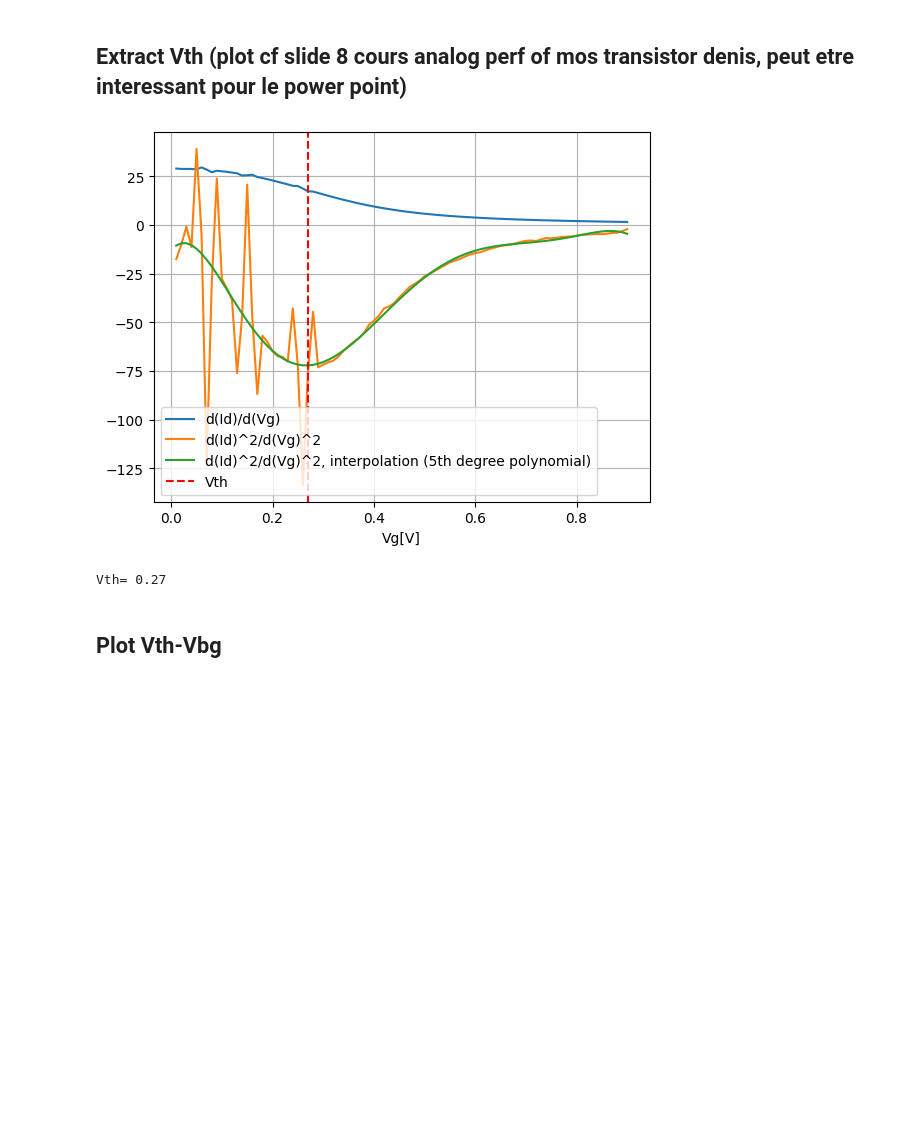
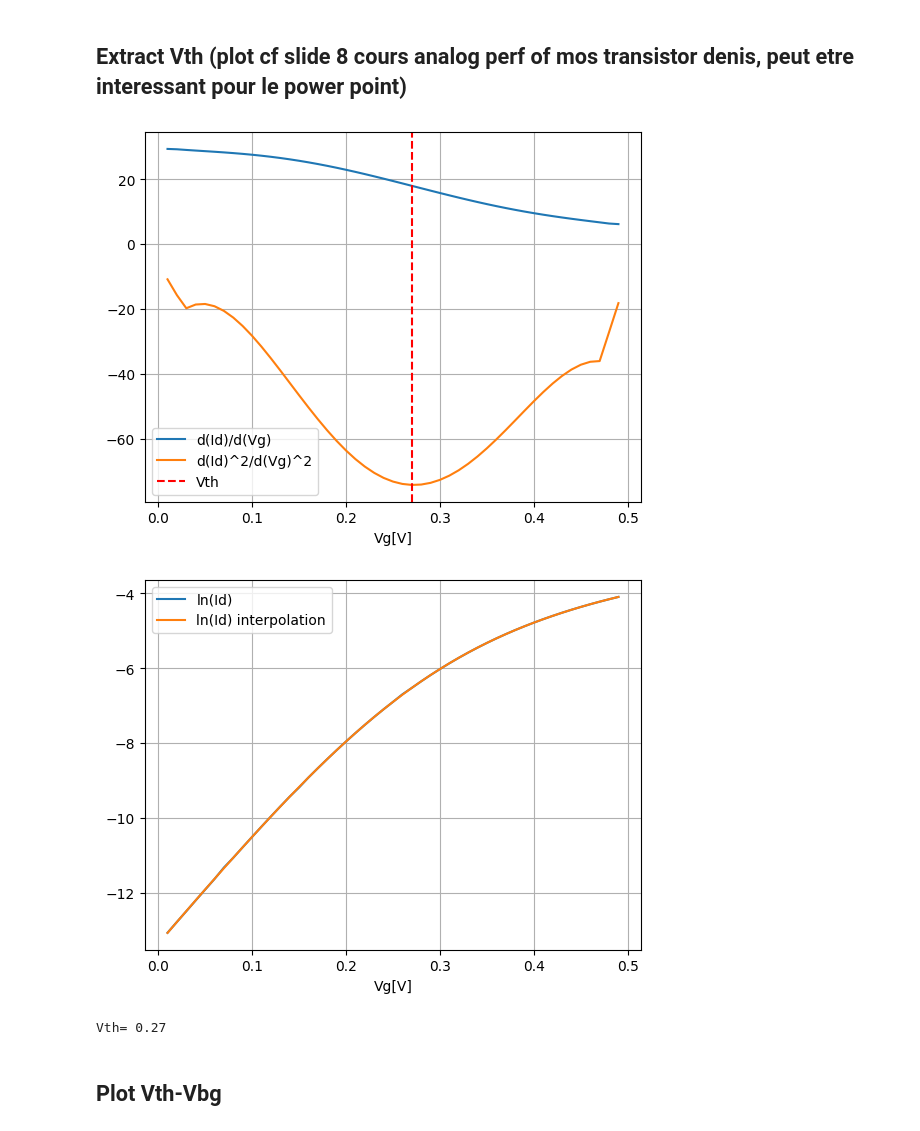
Before and after one commit to nonoswagman/LELEC2541, a Jupyter notebook: ExtractParameters_new_plot.ipynb, the cells around one changed output. Saved outputs shown, nothing was run; the diff lists cells and outputs as text; code cells hidden in the pictures; blank space fills up the shorter version.

```diff
--- a/ExtractParameters_new_plot.ipynb
+++ b/ExtractParameters_new_plot.ipynb
@@ -138,41 +138,55 @@ def extract_vth( file_name,measurement_index, id_index , vg_index,plot=False):
 
     vg = np.array([column[vg_index] for column in measurement])
     id = np.array([column[id_index] for column in measurement])
 
-    id = id[vg > 0]
+    id = id[vg > 0 ]
     vg = vg[vg > 0]
+    id = id[vg <0.5 ]
+    vg = vg[vg <0.5 ]
+    coefs = np.polyfit(vg, np.log(id), 6)
+    interp = np.poly1d(coefs)
+    polynomial_interp = interp(vg)
 
-    deriv_1=np.gradient(np.log(id),0.01)
+    deriv_1=np.gradient(polynomial_interp,0.01)
 
     deriv_2=np.gradient(deriv_1,0.01)
     indice_max=np.argmax(deriv_2)
 
-    coefs = np.polyfit(vg, deriv_2, 6)
-    interp = np.poly1d(coefs)
-    polynomial_interp = interp(vg)
 
-    indice_min = np.argmin(polynomial_interp)
+
+    indice_min = np.argmin(deriv_2)
 
     if plot==True:
 
         plt.plot(vg, deriv_1 , linestyle='-',label="d(Id)/d(Vg)")
         plt.plot(vg, deriv_2 , linestyle='-',label="d(Id)^2/d(Vg)^2")
-        plt.plot(vg, polynomial_interp, linestyle='-',label="d(Id)^2/d(Vg)^2, interpolation (5th degree polynomial)")
+        #plt.plot(vg, polynomial_interp, linestyle='-',label="d(Id)^2/d(Vg)^2, interpolation (5th degree polynomial)")
         plt.xlabel('Vg[V]')
 
         plt.axvline(x=vg[indice_min], color='r', linestyle='--',label="Vth")
+        plt.grid(True)
+        plt.legend(loc='best')
+        plt.show()
+
+        plt.plot(vg, np.log(id), linestyle='-',label="ln(Id)")
+        plt.plot(vg, polynomial_interp , linestyle='-',label="ln(Id) interpolation")
+        #plt.plot(vg, polynomial_interp, linestyle='-',label="d(Id)^2/d(Vg)^2, interpolation (5th degree polynomial)")
+        plt.xlabel('Vg[V]')
+
+
         plt.grid(True)
         plt.legend(loc='best')
         plt.show()
 
     # return vg[indice_max]
     return vg[indice_min]
 
 
 Vth=extract_vth( Vth_file,0, 1 , 0,True)
 print("Vth=",Vth)
 # %% [output]
-[figure, old version]
+[figure, new version]
+[figure, added]
 Vth= 0.27
 # %% [markdown]
 ## Plot Vth-Vbg
```
Also changed, not shown: parts of 4 cells of this notebook.
